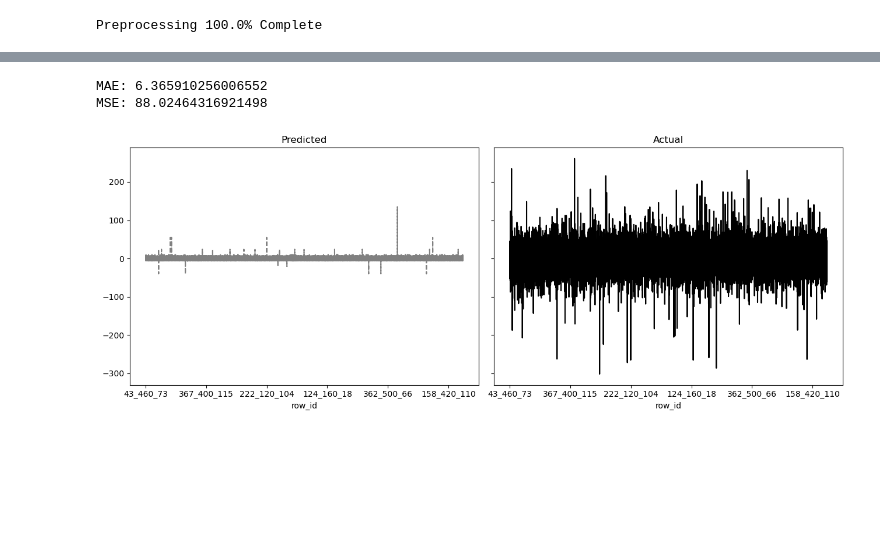
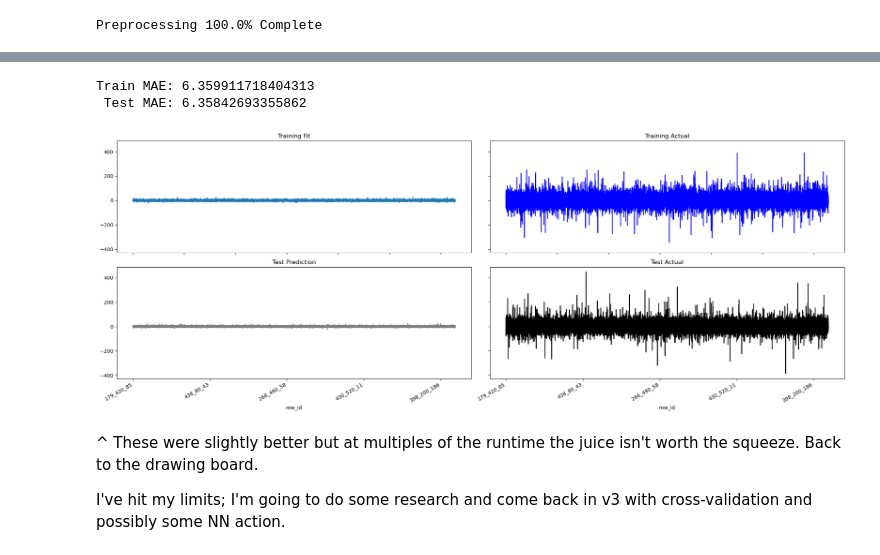
Before and after one commit to whitgroves/optiver-trading-at-the-close, a Jupyter notebook: optiver-trading-at-the-close/v2.ipynb, the cells around one changed output, grey strips where cells are left out. Cells and saved outputs as stored; diff of their text form; code cells hidden in the pictures; blank space fills up the shorter version.

```diff
--- a/optiver-trading-at-the-close/v2.ipynb
+++ b/optiver-trading-at-the-close/v2.ipynb
@@ -79,5 +81,3 @@ del enc, enc_id, encoded
 X = data.drop('target', axis=1)
 y = data.target
 del data
-# %%
-X_train, X_test, y_train, y_test = train_test_split(X, y, test_size=0.2, random_state=25)
@@ -96,4 +83,0 @@ MSE: 88.18826539748603
-# %%
-_, axs = plt.subplots(1, 2, sharey=True)
-ax = y_pred.plot(ax=axs[0], title='Predicted', color='gray')
-ax = y_test.plot(ax=axs[1], title='Actual', color='black')
@@ -104,15 +83,0 @@ del model, y_pred, _, axs
-# %%
-# Decision Tree Regression
-model = DecisionTreeRegressor(max_leaf_nodes=50, random_state=25)
-model.fit(X_train, y_train)
-y_pred = pd.Series(model.predict(X_test), index=X_test.index)
-mae = mean_absolute_error(y_test, y_pred)
-mse = mean_squared_error(y_test, y_pred)
-print(f'MAE: {mae}\nMSE: {mse}')
-_, axs = plt.subplots(1, 2, sharey=True)
-ax = y_pred.plot(ax=axs[0], title='Predicted', color='gray')
-ax = y_test.plot(ax=axs[1], title='Actual', color='black')
-# %% [output]
-MAE: 6.365910256006552
-MSE: 88.02464316921498
-[figure, removed]
@@ -120,0 +84,31 @@ del model, y_pred, mae, mse, _, axs
+# %%
+class RegressionModel(typing.Protocol): # https://stackoverflow.com/a/60542986/3178898
+    def fit(self, X, y, sample_weight=None): ...
+    def predict(self, X): ...
+
+def score_model(X:pd.DataFrame, y:pd.Series, model:RegressionModel) -> RegressionModel:
+    gc.collect() # lol
+    print('Splitting....', end='\r')
+    X_train, X_test, y_train, y_test = train_test_split(X, y, test_size=0.4, random_state=25)
+    print('Fitting......', end='\r')
+    model.fit(X_train, y_train)
+    print('Predicting...', end='\r')
+    y_fit = pd.Series(model.predict(X_train), index=X_train.index)
+    y_pred = pd.Series(model.predict(X_test), index=X_test.index)
+    print('Scoring......', end='\r')
+    train_mae = mean_absolute_error(y_train, y_fit)
+    test_mae = mean_absolute_error(y_test, y_pred)
+    print(f'Train MAE: {train_mae}\n Test MAE: {test_mae}')
+    fig, axs = plt.subplots(2, 2, sharey=True)
+    y_fit.plot(ax=axs[0][0], title='Training Fit', color='C0')
+    y_train.plot(ax=axs[0][1], title='Training Actual', color='b')
+    y_pred.plot(ax=axs[1][0], title='Test Prediction', color='C7')
+    y_test.plot(ax=axs[1][1], title='Test Actual', color='k')
+    fig.autofmt_xdate()
+    return model
+# %%
+model = score_model(X, y, LinearRegression()) # Train: 6.371; Test: 6.369; ~3 mins @ 25% -- Train: 6.366; Test: 6.363; ~3 mins @ 33% -- Train: 6.360; Test: 6.358; ~2.5 mins @ 40%
+# %% [output]
+Train MAE: 6.359911718404313
+ Test MAE: 6.35842693355862
+[figure, added]
@@ -120,0 +119,4 @@ del model, y_pred, mae, mse, _, axs
+# %% [markdown]
+^ These were slightly better but at multiples of the runtime the juice isn't worth the squeeze. Back to the drawing board.
+
+I've hit my limits; I'm going to do some research and come back in v3 with cross-validation and possibly some NN action.
```
Also changed, not shown: parts of 8 cells of this notebook.
